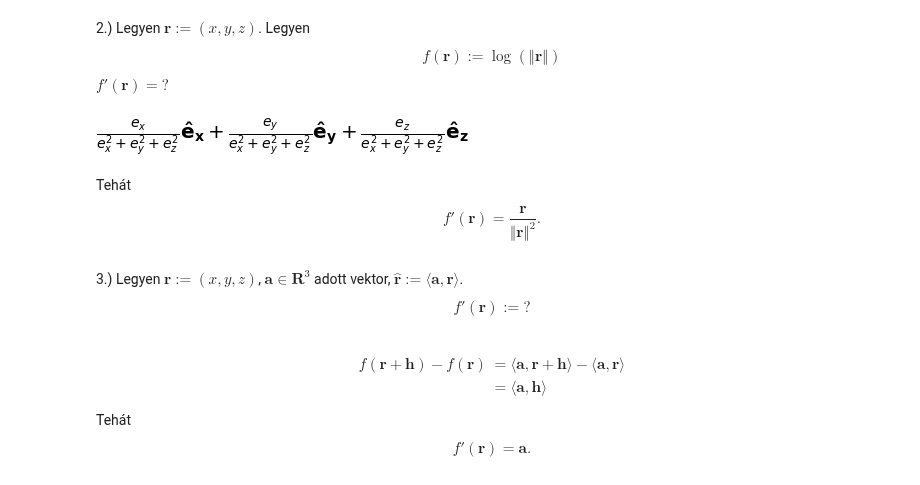
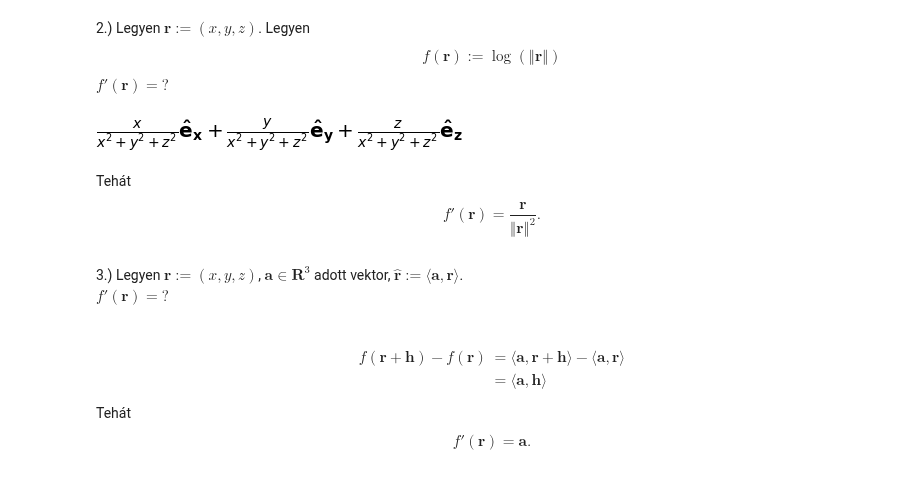
Before and after one commit to wesszabo/Analizis-2-informatikusoknak, a Jupyter notebook: Analízis 2 informatikusoknak gyak Multivariable functions.ipynb, the cells around one changed output. Drawn from its saved outputs; the diff is of its cells as text; code cells hidden in the pictures.

```diff
--- a/Analízis 2 informatikusoknak gyak Multivariable functions.ipynb
+++ b/Analízis 2 informatikusoknak gyak Multivariable functions.ipynb
@@ -274,10 +275,11 @@ $f'(\mathbf{r})=?$
 # %%
 RF = ReferenceFrame('e')
 from sympy.physics.vector import gradient
 scalar_field = log(sqrt(RF[0]**2+RF[1]**2+RF[2]**2))
-gradient(scalar_field, RF)
+gr = gradient(scalar_field, RF)
+gr.subs({RF[0]: x, RF[1]: y, RF[2]: z})
 # %% [output]
-[figure, old version]
+[figure, new version]
 # %% [markdown]
 <div class="solution">
 Tehát
@@ -289,7 +291,8 @@ $$
 <div class="exercises">
 3.) Legyen $\mathbf{r}:=(x,y,z)$, $\mathbf{a}\in\mathbf{R}^3$ adott vektor,
 $\hat{\mathbf{r}}:=\langle\mathbf{a},\mathbf{r}\rangle$.
-$$f'(\mathbf{r}):=?$$
+<p>
+$f'(\mathbf{r})=?$</p>
 </div>
 # %% [markdown]
 <div class="solution">
```
Also changed, not shown: parts of 5 cells of this notebook.
